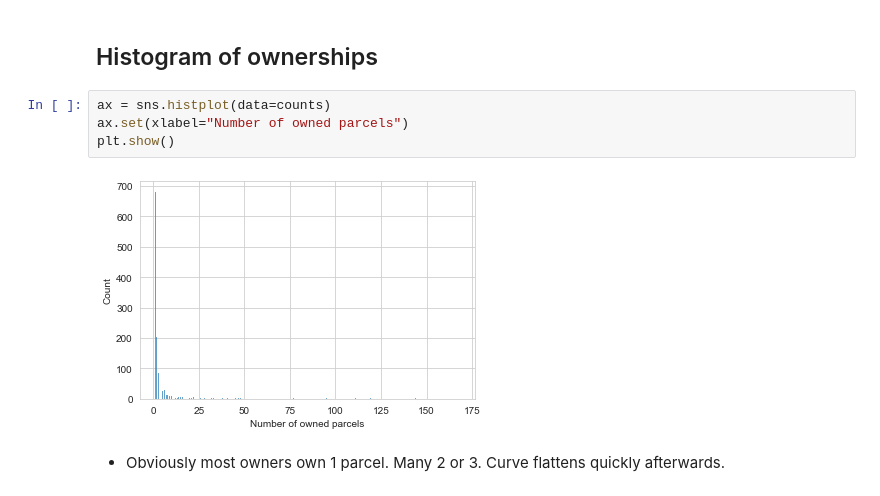
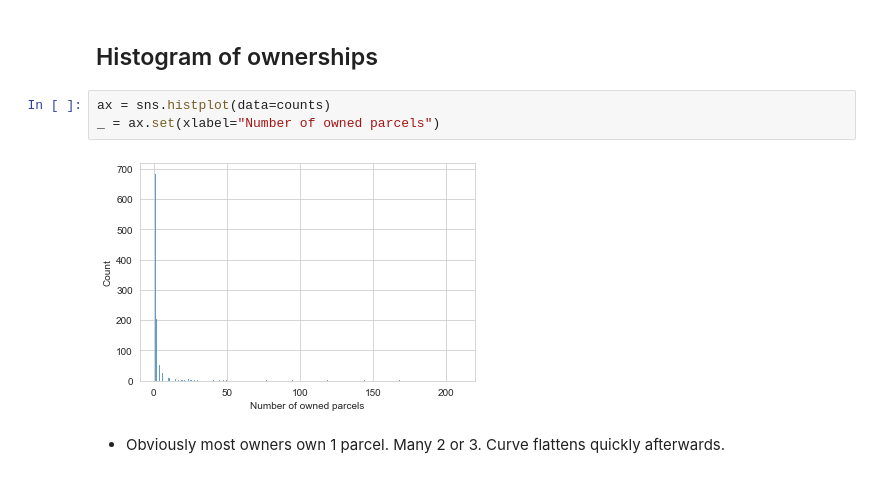
Before and after one commit to ymyke/voxalytics, a Jupyter notebook: owners.ipynb, the cells around one changed output. Cells and saved outputs as stored; diff of their text form.

```diff
--- a/owners.ipynb
+++ b/owners.ipynb
@@ -36,10 +37,9 @@ show_leaderboard(parcels_per_owner, "parcels")
 ## Histogram of ownerships
 # %%
 ax = sns.histplot(data=counts)
-ax.set(xlabel="Number of owned parcels")
-plt.show()
+_ = ax.set(xlabel="Number of owned parcels")
 # %% [output]
-[figure, old version]
+[figure, new version]
 # %% [markdown]
 * Obviously most owners own 1 parcel. Many 2 or 3. Curve flattens quickly afterwards.
 # %% [markdown]
```
Also changed, not shown: parts of 11 cells of this notebook.
